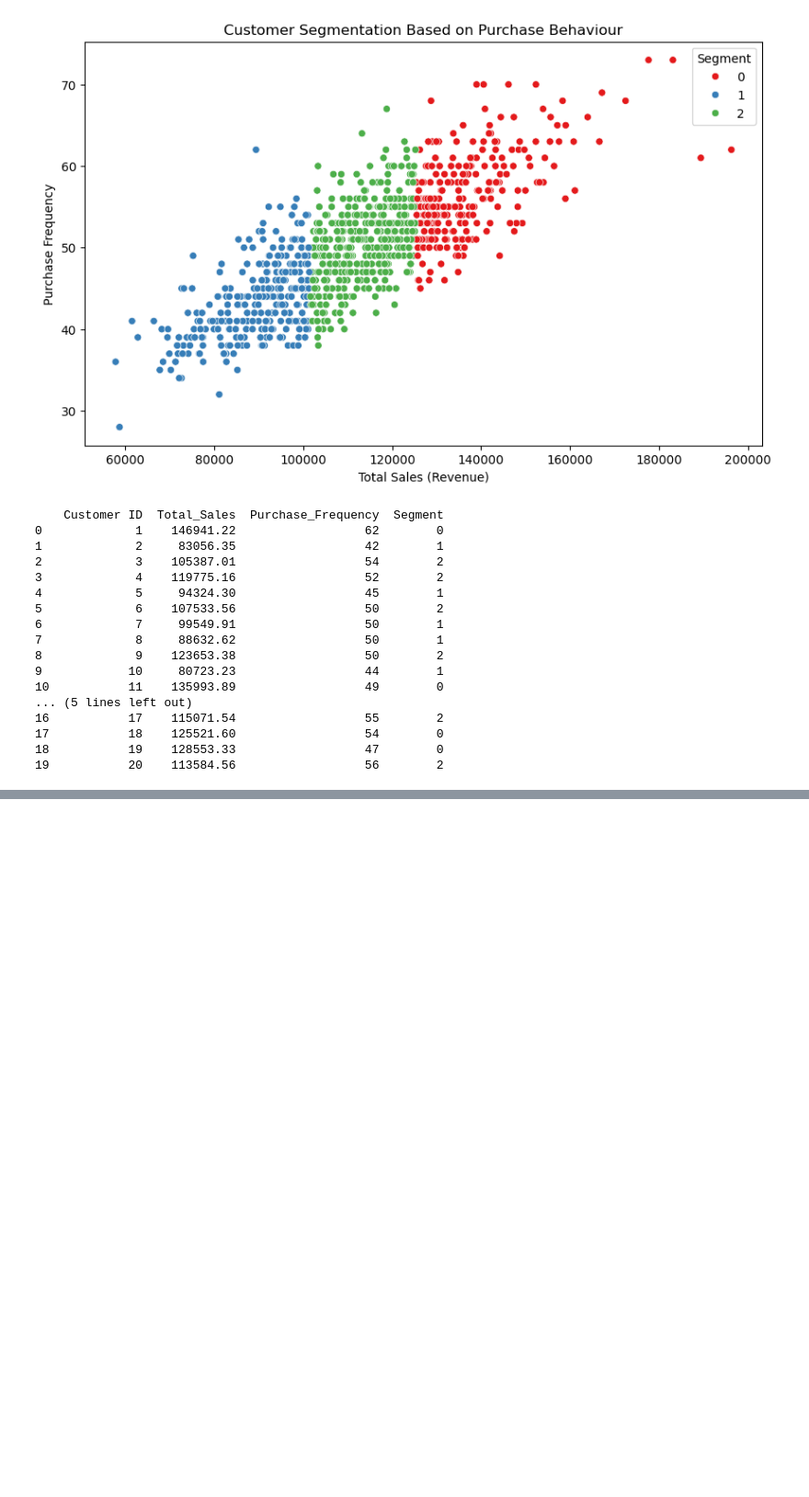
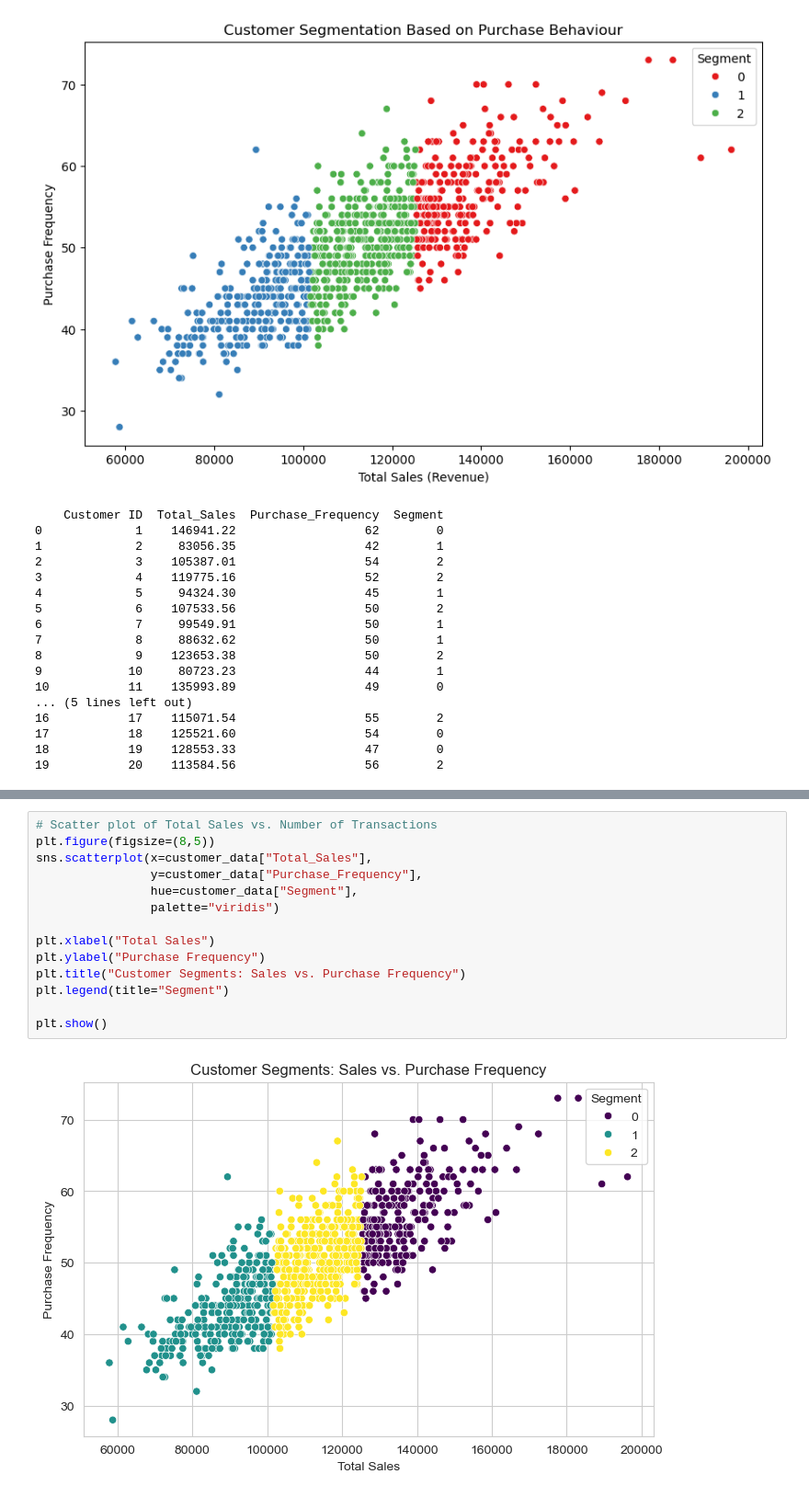
Before and after one commit to sudeepchandragowda/sales_project, a Jupyter notebook: Customer Segmentation Analysis.ipynb, the cells around one changed output, grey strips where cells are left out. Shown at 92% size. Cells and saved outputs as stored; diff of their text form; blank space fills up the shorter version.

```diff
--- a/Customer Segmentation Analysis.ipynb
+++ b/Customer Segmentation Analysis.ipynb
@@ -98,0 +140,16 @@ print(customer_data.head(20))
+# %%
+# Scatter plot of Total Sales vs. Number of Transactions
+plt.figure(figsize=(8,5))
+sns.scatterplot(x=customer_data["Total_Sales"],
+                y=customer_data["Purchase_Frequency"],
+                hue=customer_data["Segment"],
+                palette="viridis")
+
+plt.xlabel("Total Sales")
+plt.ylabel("Purchase Frequency")
+plt.title("Customer Segments: Sales vs. Purchase Frequency")
+plt.legend(title="Segment")
+
+plt.show()
+# %% [output]
+[figure, added]
```
Also changed, not shown: parts of 3 cells of this notebook.
